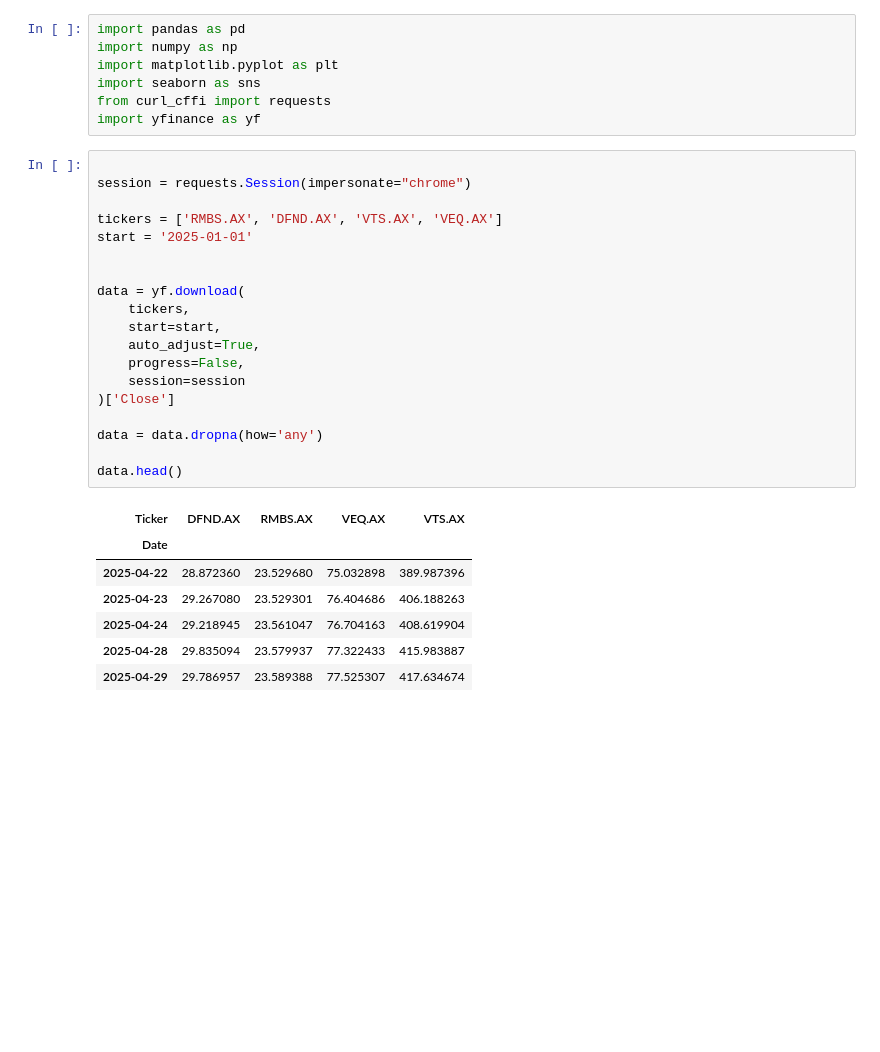
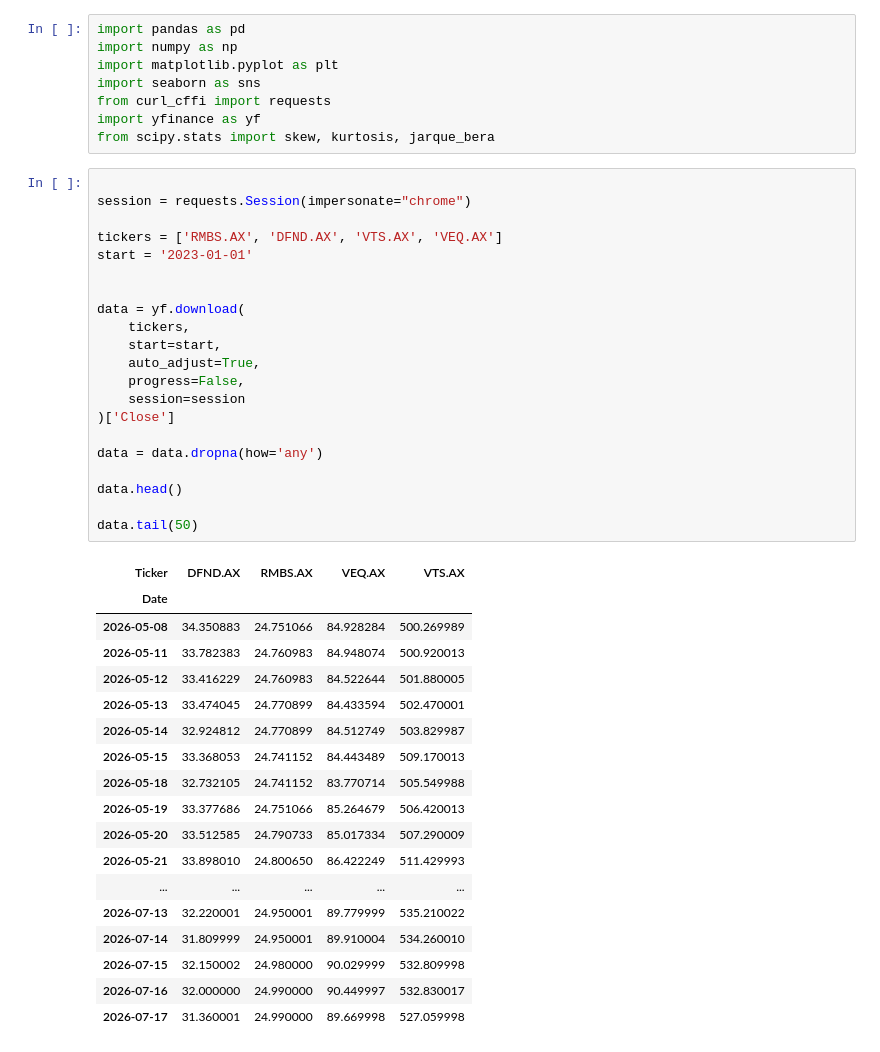
Before and after one commit to douglasmcintyre3-code/trading, a Jupyter notebook: portfolio_work.ipynb, the cells around one changed output. Cells and saved outputs as stored; diff of their text form; blank space fills up the shorter version.

```diff
--- a/portfolio_work.ipynb
+++ b/portfolio_work.ipynb
@@ -5,32 +5,46 @@ import matplotlib.pyplot as plt
 import seaborn as sns
 from curl_cffi import requests
 import yfinance as yf
+from scipy.stats import skew, kurtosis, jarque_bera
 # %%
 
 session = requests.Session(impersonate="chrome")
 
 tickers = ['RMBS.AX', 'DFND.AX', 'VTS.AX', 'VEQ.AX']
-start = '2025-01-01'
+start = '2023-01-01'
 
 
 data = yf.download(
     tickers,
     start=start,
     auto_adjust=True,
     progress=False,
     session=session
 )['Close']
 
 data = data.dropna(how='any')
 
 data.head()
+
+data.tail(50)
 # %% [output]
 | Ticker | DFND.AX | RMBS.AX | VEQ.AX | VTS.AX |
 | Date |  |  |  |  |
-| 2025-04-22 | 28.872360 | 23.529680 | 75.032898 | 389.987396 |
-| 2025-04-23 | 29.267080 | 23.529301 | 76.404686 | 406.188263 |
-| 2025-04-24 | 29.218945 | 23.561047 | 76.704163 | 408.619904 |
-| 2025-04-28 | 29.835094 | 23.579937 | 77.322433 | 415.983887 |
-| 2025-04-29 | 29.786957 | 23.589388 | 77.525307 | 417.634674 |
+| 2026-05-08 | 34.350883 | 24.751066 | 84.928284 | 500.269989 |
+| 2026-05-11 | 33.782383 | 24.760983 | 84.948074 | 500.920013 |
+| 2026-05-12 | 33.416229 | 24.760983 | 84.522644 | 501.880005 |
+| 2026-05-13 | 33.474045 | 24.770899 | 84.433594 | 502.470001 |
+| 2026-05-14 | 32.924812 | 24.770899 | 84.512749 | 503.829987 |
+| 2026-05-15 | 33.368053 | 24.741152 | 84.443489 | 509.170013 |
+| 2026-05-18 | 32.732105 | 24.741152 | 83.770714 | 505.549988 |
+| 2026-05-19 | 33.377686 | 24.751066 | 85.264679 | 506.420013 |
+| 2026-05-20 | 33.512585 | 24.790733 | 85.017334 | 507.290009 |
+| 2026-05-21 | 33.898010 | 24.800650 | 86.422249 | 511.429993 |
+| ... | ... | ... | ... | ... |
+| 2026-07-13 | 32.220001 | 24.950001 | 89.779999 | 535.210022 |
+| 2026-07-14 | 31.809999 | 24.950001 | 89.910004 | 534.260010 |
+| 2026-07-15 | 32.150002 | 24.980000 | 90.029999 | 532.809998 |
+| 2026-07-16 | 32.000000 | 24.990000 | 90.449997 | 532.830017 |
+| 2026-07-17 | 31.360001 | 24.990000 | 89.669998 | 527.059998 |
 # %%
 returns = data.pct_change()
```
Also changed, not shown: parts of 4 cells of this notebook.
